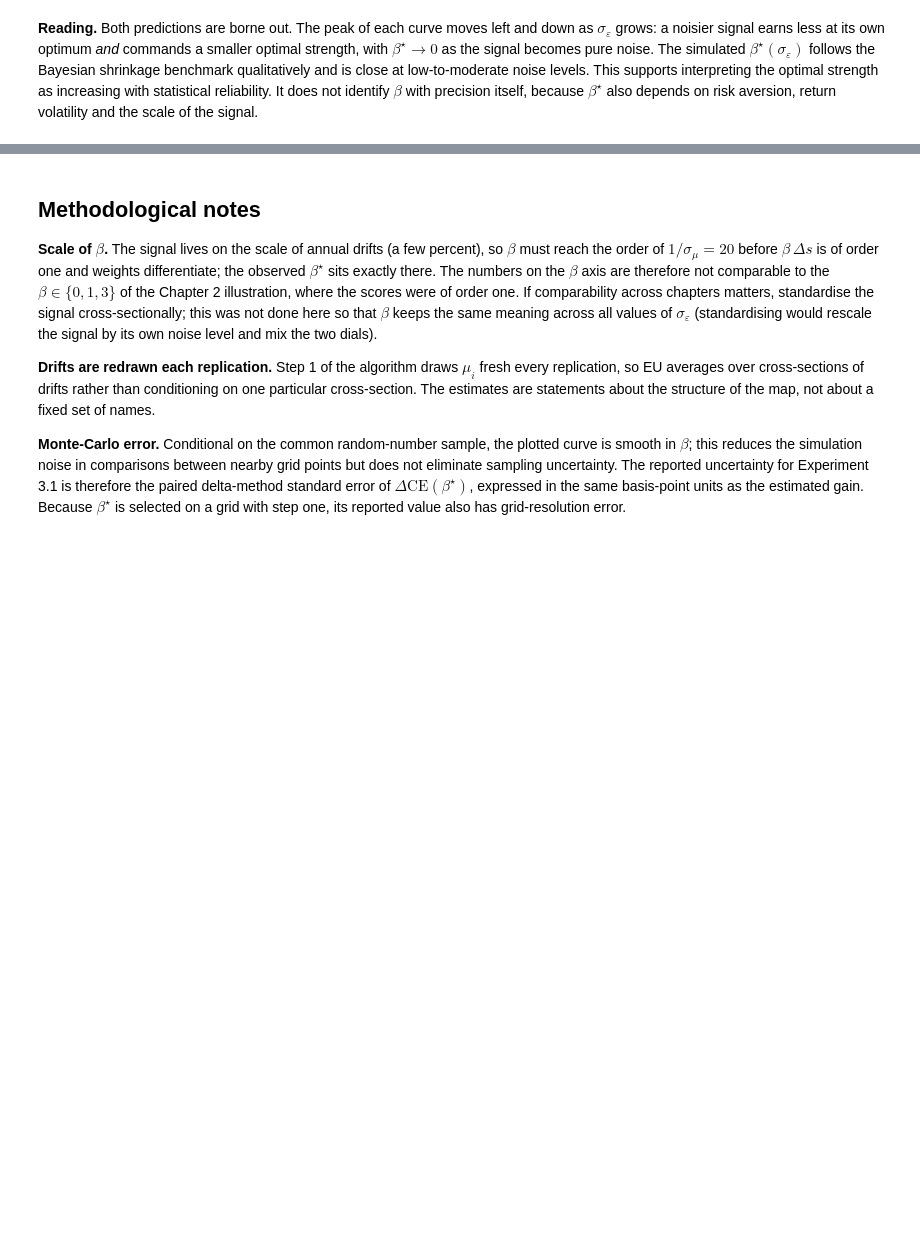
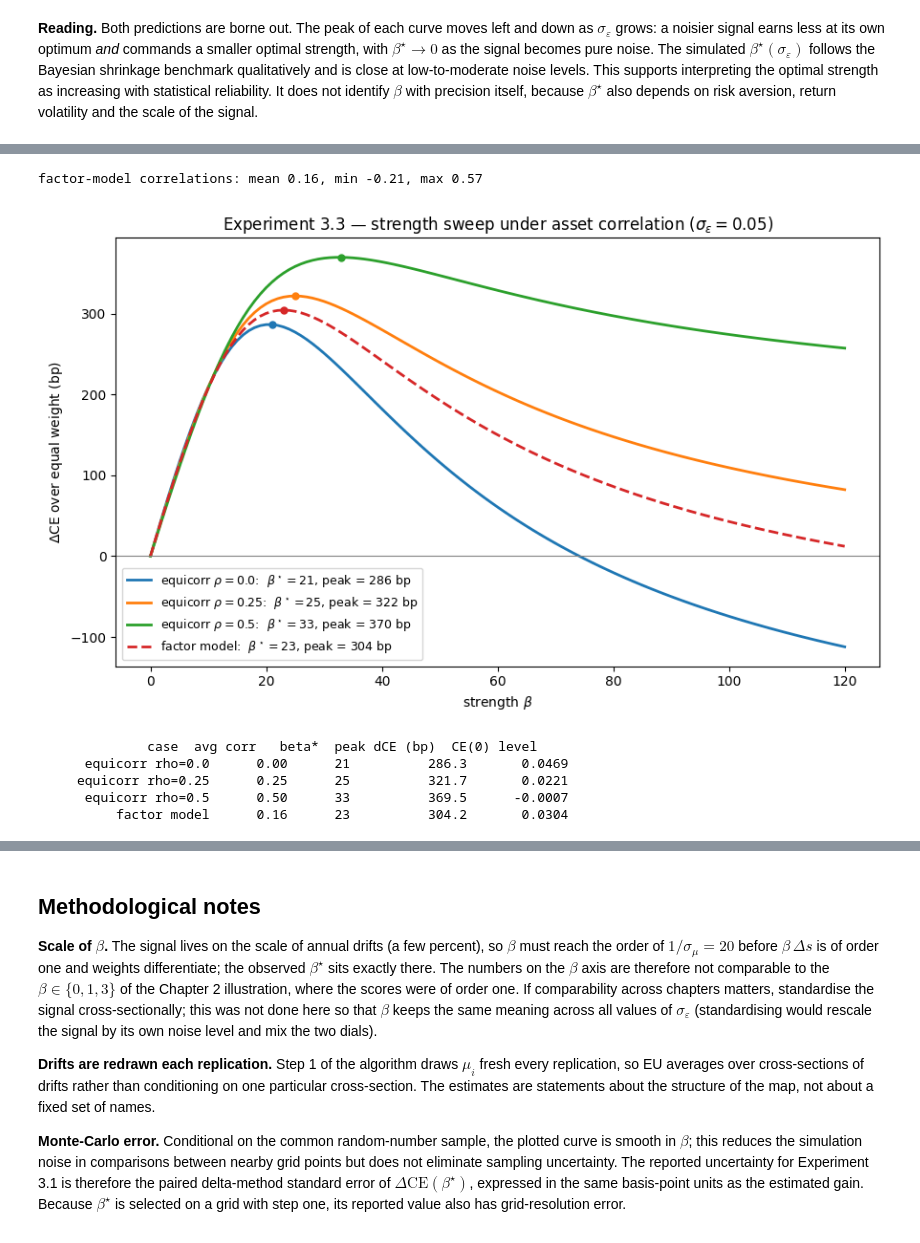
Before and after one commit to buffettlaw/COMP0077_Signal_Strength_in_Portfolio_Construction, a Jupyter notebook: softmax_simulation.ipynb, the cells around one changed output, grey strips where cells are left out. Saved outputs shown, nothing was run; the diff lists cells and outputs as text; code cells hidden in the pictures; blank space fills up the shorter version.

Commit message:
Add combination portfolio notebook; update README and softmax notebook

```diff
--- a/softmax_simulation.ipynb
+++ b/softmax_simulation.ipynb
@@ -320,0 +348,76 @@ optimal-strength gap = 26
+# %%
+# ---- Experiment 3.3: correlated diffusion shocks ----
+# (a) equicorrelation: phi_i = sqrt(rho) Z0 + sqrt(1-rho) Z_i
+rho_levels = [0.0, 0.25, 0.5]
+
+rng_corr = np.random.default_rng(4242)
+z0 = rng_corr.standard_normal((n_sims, 1))          # common factor, shared across all rho
+
+def eu_curve_R(R_mat, sigma_eps, beta_grid=beta_grid):
+    # EU/CE sweep against an arbitrary return matrix (signal construction unchanged)
+    s = mu + sigma_eps * eps0
+    EU = np.empty(len(beta_grid))
+    for k, b in enumerate(beta_grid):
+        w = softmax_weights(s, b)
+        port = (w * R_mat).sum(axis=1)
+        EU[k] = (-np.exp(-gamma * port)).mean()
+    CE = -np.log(-EU) / gamma
+    return EU, CE
+
+res_corr = {}
+for rho in rho_levels:
+    phi_rho = np.sqrt(rho) * z0 + np.sqrt(1.0 - rho) * phi
+    R_rho = np.exp((mu - 0.5 * sigma**2) * dt + sigma * np.sqrt(dt) * phi_rho) - 1.0
+    res_corr[fr'equicorr $\rho={rho}$'] = eu_curve_R(R_rho, sigma_eps_base)
+
+# (b) random factor model: loadings drawn once (seed-fixed), heterogeneous correlations
+k_fac = 3
+rng_fac = np.random.default_rng(7)
+B = np.empty((N, k_fac))
+B[:, 0]  = 0.45 + 0.15 * rng_fac.standard_normal(N)        # market factor: positive, heterogeneous
+B[:, 1:] = 0.30 * rng_fac.standard_normal((N, k_fac - 1))  # style factors: mixed signs
+norms = np.sqrt((B**2).sum(axis=1))
+too_big = norms > 0.95
+B[too_big] *= (0.95 / norms[too_big])[:, None]              # keep idiosyncratic variance positive
+idio = np.sqrt(1.0 - (B**2).sum(axis=1))
+
+C_fac = B @ B.T
+np.fill_diagonal(C_fac, 1.0)
+off = C_fac[~np.eye(N, dtype=bool)]
+print(f"factor-model correlations: mean {off.mean():.2f}, min {off.min():.2f}, max {off.max():.2f}\n")
+
+F = rng_fac.standard_normal((n_sims, k_fac))                # factor shocks
+phi_fac = F @ B.T + phi * idio                              # baseline idio draws reused (paired)
+R_fac = np.exp((mu - 0.5 * sigma**2) * dt + sigma * np.sqrt(dt) * phi_fac) - 1.0
+res_corr['factor model'] = eu_curve_R(R_fac, sigma_eps_base)
+
+# ---- results ----
+fig, ax = plt.subplots(figsize=(9, 5.5))
+for name, (EU, CE) in res_corr.items():
+    dCE = 1e4 * (CE - CE[0])
+    bs, _, kk = beta_star(beta_grid, CE)
+    ls = '--' if name == 'factor model' else '-'
+    ax.plot(beta_grid, dCE, lw=2, ls=ls, label=fr'{name}:  $\beta^\star={bs:.0f}$, peak = {dCE[kk]:.0f} bp')
+    ax.scatter([bs], [dCE[kk]], zorder=5, s=25)
+ax.axhline(0, color='grey', lw=0.8)
+ax.set_xlabel(r'strength $\beta$')
+ax.set_ylabel(r'$\Delta$CE over equal weight (bp)')
+ax.set_title(fr'Experiment 3.3 — strength sweep under asset correlation ($\sigma_\varepsilon = {sigma_eps_base}$)')
+ax.legend(fontsize=9)
+plt.tight_layout(); plt.show()
+
+print(f"{'case':>18} {'avg corr':>9} {'beta*':>7} {'peak dCE (bp)':>14} {'CE(0) level':>12}")
+for name, (EU, CE) in res_corr.items():
+    bs, _, kk = beta_star(beta_grid, CE)
+    avg = {'equicorr $\\rho=0.0$': 0.0, 'equicorr $\\rho=0.25$': 0.25,
+           'equicorr $\\rho=0.5$': 0.5}.get(name, off.mean())
+    clean_name = name.replace('$', '').replace('\\rho', 'rho')
+    print(f"{clean_name:>22} {avg:>9.2f} {bs:>7.0f} {1e4*(CE[kk]-CE[0]):>14.1f} {CE[0]:>12.4f}")
+# %% [output]
+factor-model correlations: mean 0.16, min -0.21, max 0.57
+[figure, added]
+              case  avg corr   beta*  peak dCE (bp)  CE(0) level
+      equicorr rho=0.0      0.00      21          286.3       0.0469
+     equicorr rho=0.25      0.25      25          321.7       0.0221
+      equicorr rho=0.5      0.50      33          369.5      -0.0007
+          factor model      0.16      23          304.2       0.0304
```
Also changed, not shown: parts of 8 cells of this notebook, 2 other files.
